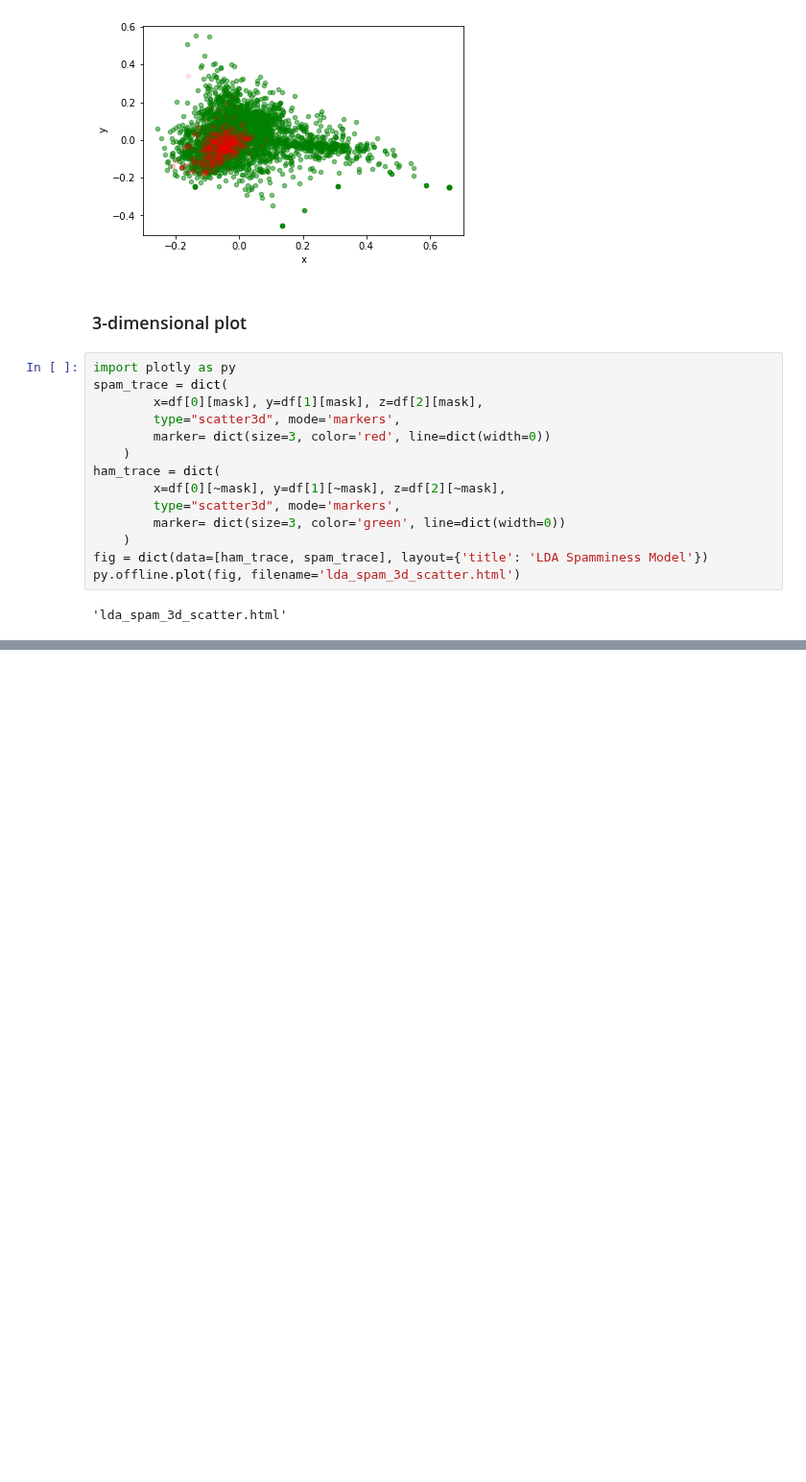
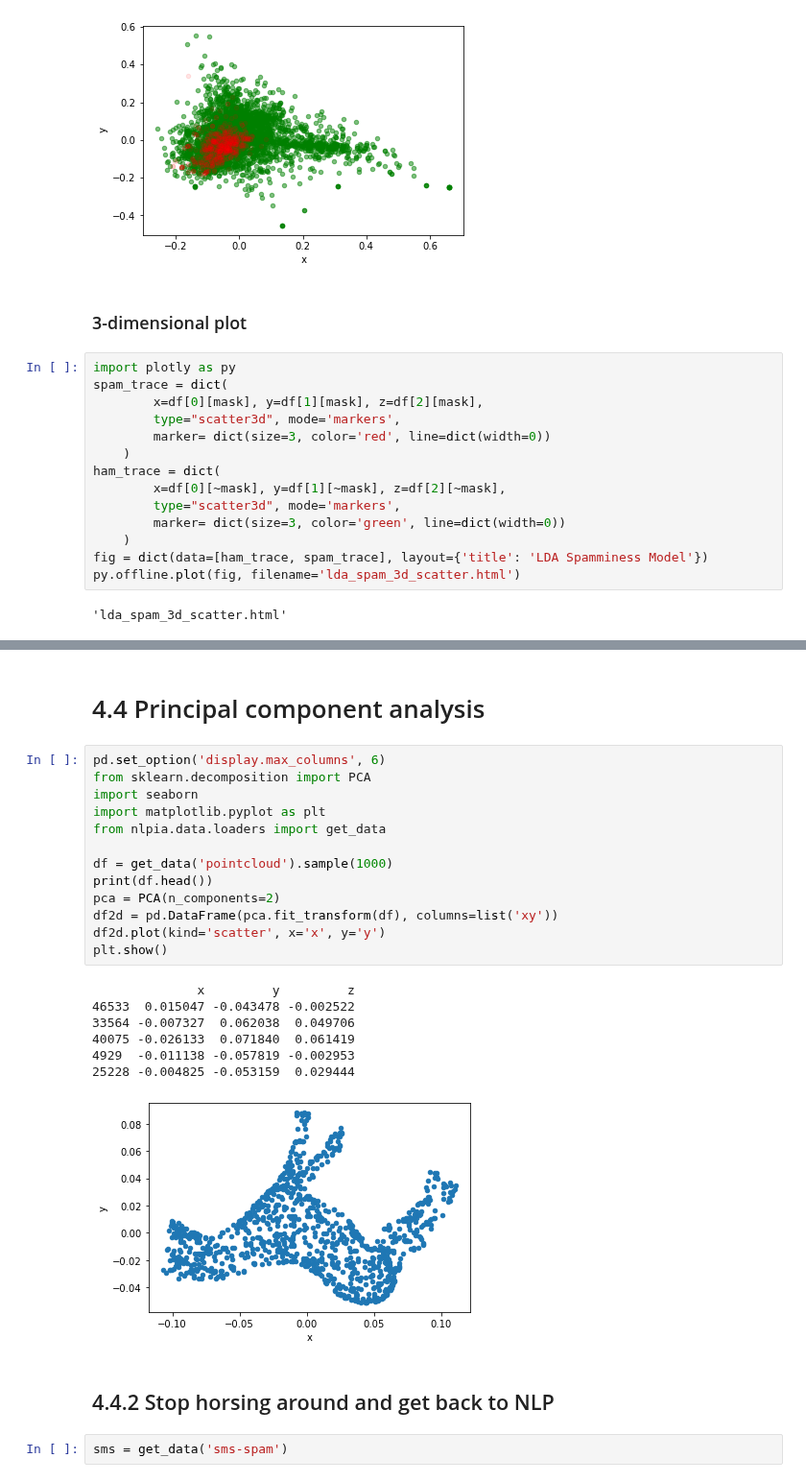
Before and after one commit to YeabinMoonEcon/BUS211, a Jupyter notebook: BUS243_NLP/homework_brainstorming/chapter4_code.ipynb, the cells around one changed output, grey strips where cells are left out. Shown at 96% size. Drawn from its saved outputs; the diff is of its cells as text; blank space fills up the shorter version.

```diff
--- a/BUS243_NLP/homework_brainstorming/chapter4_code.ipynb
+++ b/BUS243_NLP/homework_brainstorming/chapter4_code.ipynb
@@ -161,0 +305,27 @@ py.offline.plot(fig, filename='lda_spam_3d_scatter.html')
+# %% [markdown]
+# 4.4 Principal component analysis
+# %%
+pd.set_option('display.max_columns', 6)
+from sklearn.decomposition import PCA
+import seaborn
+import matplotlib.pyplot as plt
+from nlpia.data.loaders import get_data
+
+df = get_data('pointcloud').sample(1000)
+print(df.head())
+pca = PCA(n_components=2)
+df2d = pd.DataFrame(pca.fit_transform(df), columns=list('xy'))
+df2d.plot(kind='scatter', x='x', y='y')
+plt.show()
+# %% [output]
+              x         y         z
+46533  0.015047 -0.043478 -0.002522
+33564 -0.007327  0.062038  0.049706
+40075 -0.026133  0.071840  0.061419
+4929  -0.011138 -0.057819 -0.002953
+25228 -0.004825 -0.053159  0.029444
+[figure, added]
+# %% [markdown]
+## 4.4.2 Stop horsing around and get back to NLP
+# %%
+sms = get_data('sms-spam')
```
Also changed, not shown: parts of 46 cells of this notebook, 1 other file.
